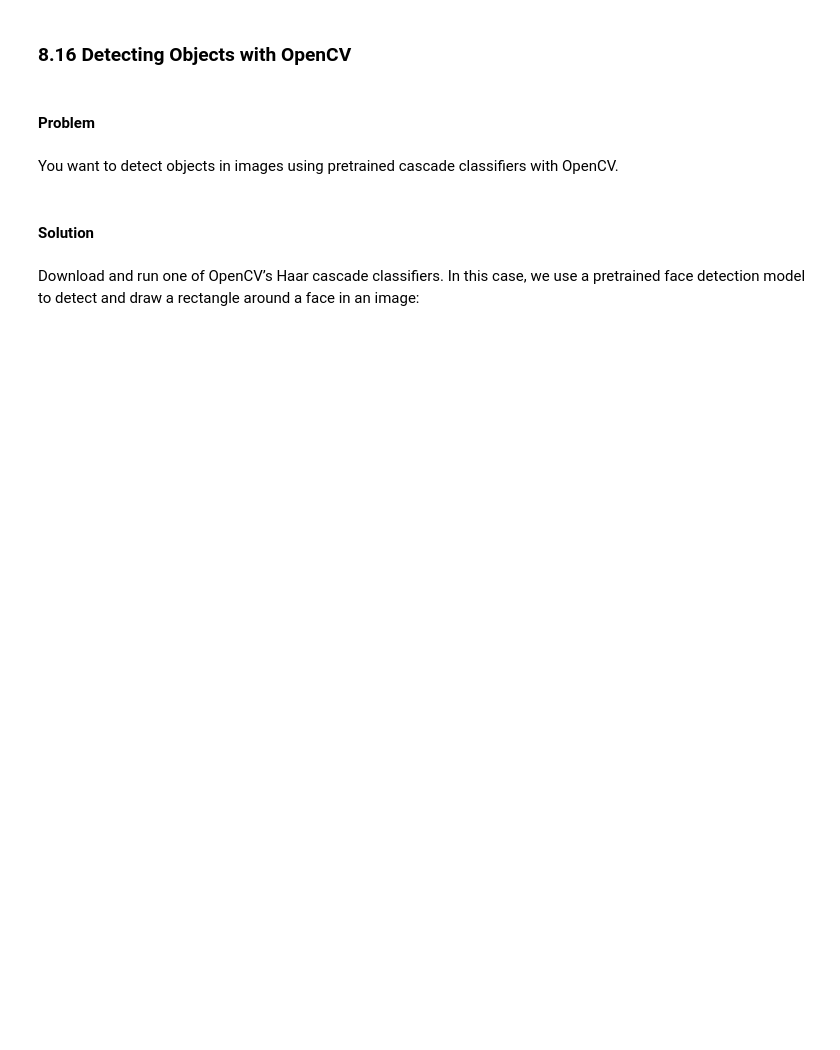
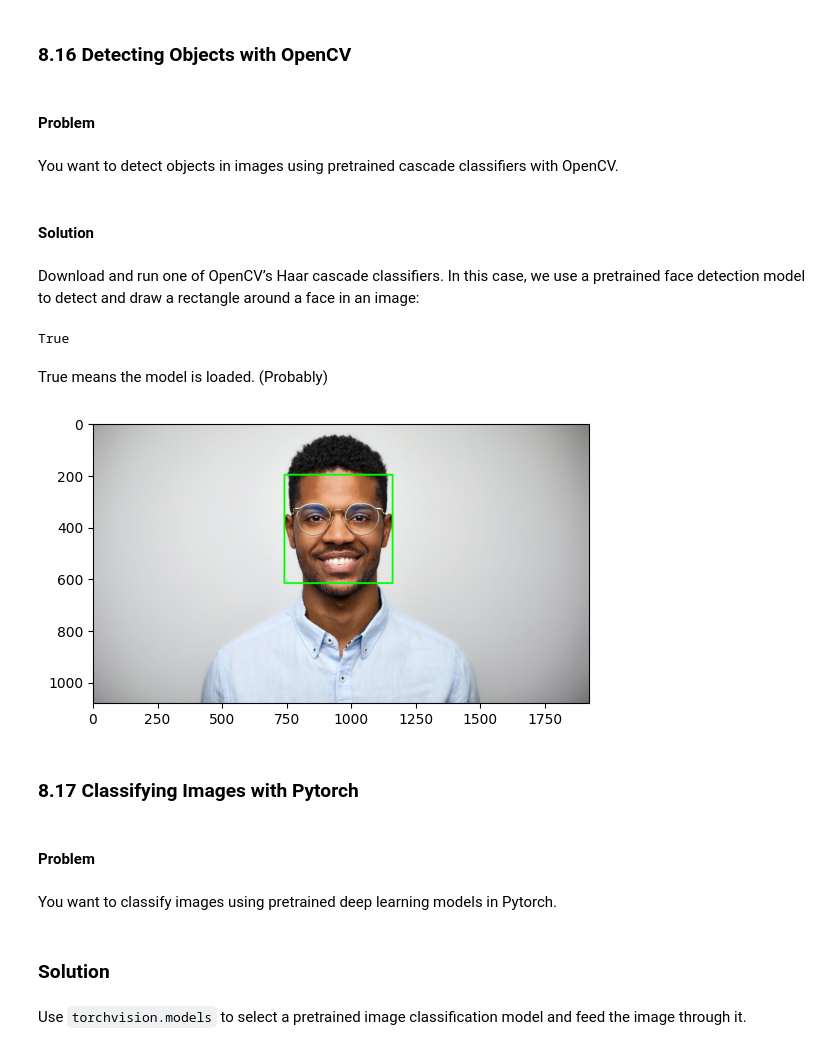
Before and after one commit to jsbwxyz/DSC550, a Jupyter notebook: Week11/Week11_Notes.ipynb, the cells around one changed output. Cells and saved outputs as stored; diff of their text form; code cells hidden in the pictures; blank space fills up the shorter version.

```diff
--- a/Week11/Week11_Notes.ipynb
+++ b/Week11/Week11_Notes.ipynb
@@ -413,0 +418,42 @@ image:
+# %%
+# first run:
+# mkdir models && cd models
+face_cascase = cv2.CascadeClassifier()
+
+face_cascade = cv2.CascadeClassifier()
+face_cascade.load(
+    cv2.samples.findFile(
+        "models/haarcascade_frontalface_default.xml"
+    )
+)
+# %% [output]
+True
+# %% [markdown]
+True means the model is loaded. (Probably)
+# %%
+# Load image
+image_bgr = cv2.imread("images/kyle_pic.jpg", cv2.IMREAD_COLOR)
+image_rgb = cv2.cvtColor(image_bgr, cv2.COLOR_BGR2RGB)
+# %%
+# Detect faces and draw a rectange
+faces =  face_cascade.detectMultiScale(image_rgb)
+for (x,y,w,h) in faces:
+    cv2.rectangle(image_rgb, (x,y),
+    (x + h, y + w),
+    (0, 255, 0), 5)
+# Show the image
+plt.subplot(1, 1, 1)
+plt.imshow(image_rgb)
+plt.show()
+# %% [output]
+[figure, added]
+# %% [markdown]
+### 8.17 Classifying Images with Pytorch
+# %% [markdown]
+#### Problem
+# %% [markdown]
+You want to classify images using pretrained deep learning models in Pytorch.
+# %% [markdown]
+### Solution
+# %% [markdown]
+Use `torchvision.models` to select a pretrained image classification model and feed the image through it.
```
Also changed, not shown: parts of 11 cells of this notebook, 20 other files.
